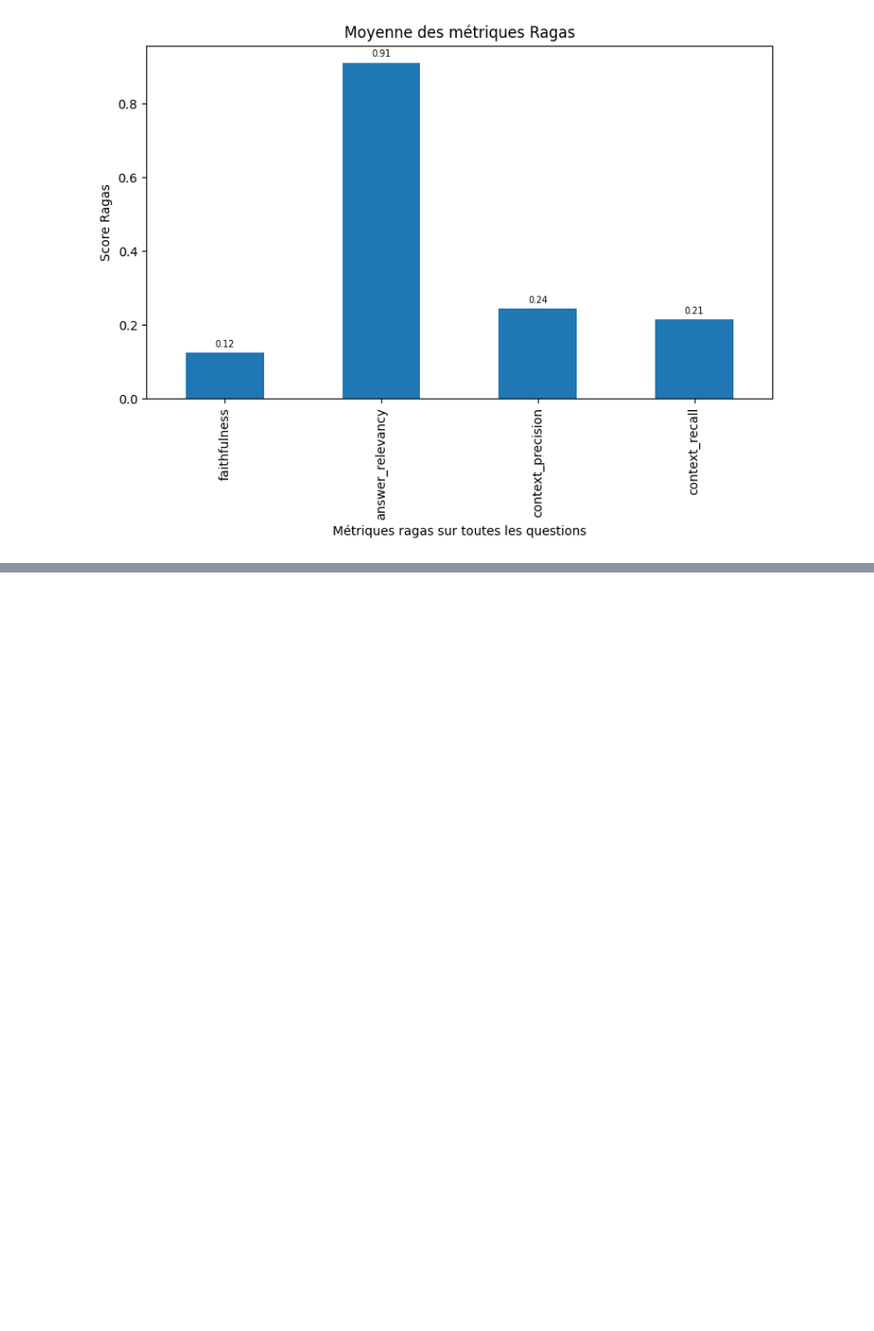
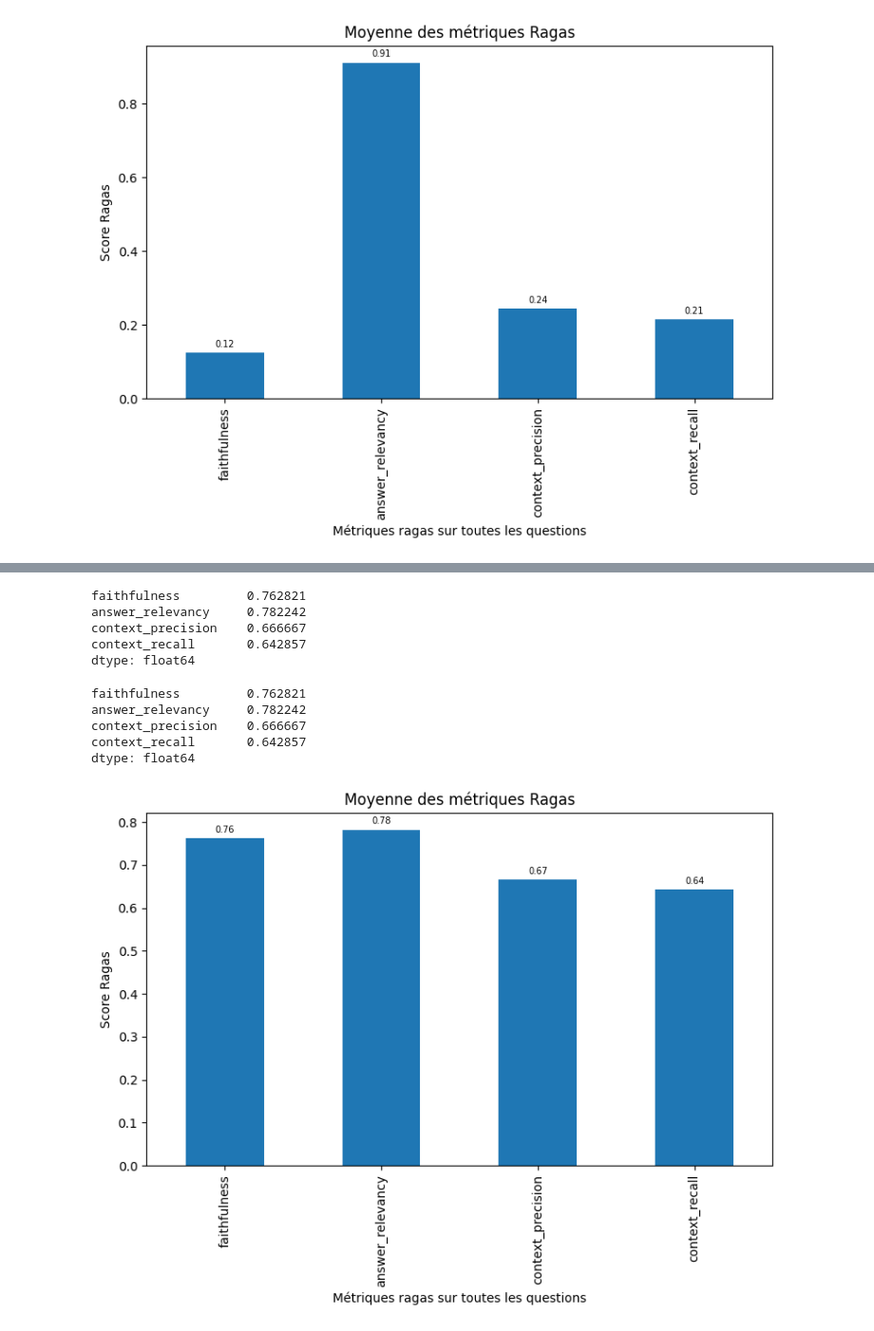
Before and after one commit to SCFlorian/Evaluation_LLM, a Jupyter notebook: notebooks/notebook_evaluation_ragas.ipynb, the cells around one changed output, grey strips where cells are left out. Shown at 95% size. Cells and saved outputs as stored; diff of their text form; code cells hidden in the pictures; blank space fills up the shorter version.

```diff
--- a/notebooks/notebook_evaluation_ragas.ipynb
+++ b/notebooks/notebook_evaluation_ragas.ipynb
@@ -116,0 +167,49 @@ plt.show()
+# %%
+df_1 = df[df['type des questions'] != 'Question reddit']
+# %%
+df_global = df_1[
+    ['faithfulness',
+     'answer_relevancy',
+     'context_precision',
+     'context_recall']
+].mean()
+
+df_global
+# %% [output]
+faithfulness         0.762821
+answer_relevancy     0.782242
+context_precision    0.666667
+context_recall       0.642857
+dtype: float64
+# %%
+df_global
+# %% [output]
+faithfulness         0.762821
+answer_relevancy     0.782242
+context_precision    0.666667
+context_recall       0.642857
+dtype: float64
+# %%
+# Création figure
+fig, ax = plt.subplots(figsize=(8, 6))
+
+# Plot
+df_global.plot(kind='bar', ax=ax)
+ax.legend(
+    loc='upper left',
+    bbox_to_anchor=(1.02, 1),   # décale à droite
+    borderaxespad=0,
+    frameon=False
+)
+plt.title('Moyenne des métriques Ragas')
+plt.xlabel('Métriques ragas sur toutes les questions')
+plt.ylabel('Score Ragas')
+plt.tight_layout()
+# Ajouter les valeurs sur les barres
+for container in ax.containers:
+    ax.bar_label(container, fmt='%.2f', fontsize=7, padding=3)
+
+plt.savefig('graph/Moyenne_metriques_ragas_seconde_eval.png',dpi=fig.dpi)
+plt.show()
+# %% [output]
+[figure, added]
```
Also changed, not shown: parts of 6 cells of this notebook, 10 other files.
